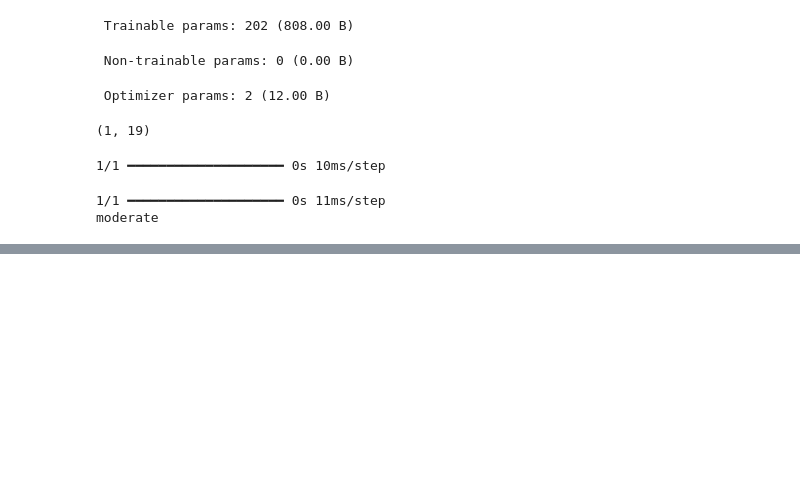
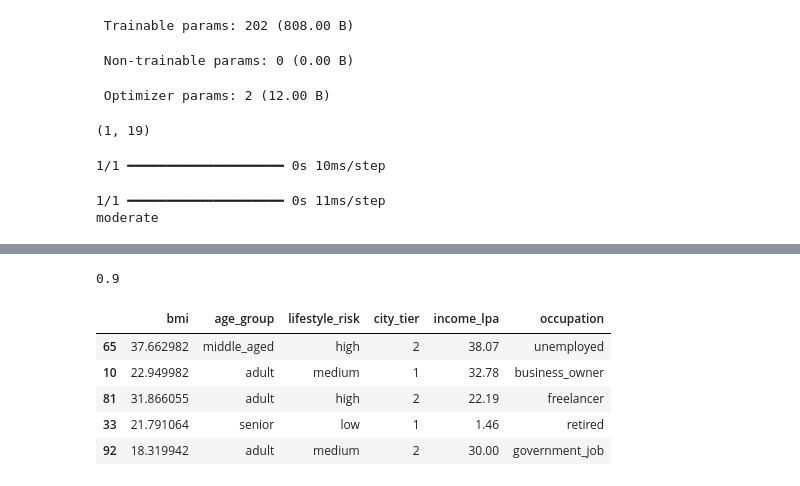
Before and after one commit to chandan11248/FAST_API_learning, a Jupyter notebook: project/model.ipynb, the cells around one changed output, grey strips where cells are left out. Cells and saved outputs as stored; diff of their text form; code cells hidden in the pictures; blank space fills up the shorter version.

Commit message:
making a simple model to demonstrate the   api server approach

```diff
--- a/project/model.ipynb
+++ b/project/model.ipynb
@@ -173,0 +258,5 @@ df=pd.read_csv("")
+# %%
+
+# Select features and target
+X = df_feat[["bmi", "age_group", "lifestyle_risk", "city_tier", "income_lpa", "occupation"]]
+y = df_feat["insurance_premium_category"]
@@ -173,0 +283,4 @@ df=pd.read_csv("")
+# %%
+# Split data and train model
+X_train, X_test, y_train, y_test = train_test_split(X, y, test_size=0.2, random_state=1)
+pipeline.fit(X_train, y_train)
@@ -173,0 +296,17 @@ df=pd.read_csv("")
+# %%
+
+# Predict and evaluate
+y_pred = pipeline.predict(X_test)
+accuracy_score(y_test, y_pred)
+# %% [output]
+0.9
+# %%
+
+X_test.sample(5)
+# %% [output]
+|  | bmi | age_group | lifestyle_risk | city_tier | income_lpa | occupation |
+| 65 | 37.662982 | middle_aged | high | 2 | 38.07 | unemployed |
+| 10 | 22.949982 | adult | medium | 1 | 32.78 | business_owner |
+| 81 | 31.866055 | adult | high | 2 | 22.19 | freelancer |
+| 33 | 21.791064 | senior | low | 1 | 1.46 | retired |
+| 92 | 18.319942 | adult | medium | 2 | 30.00 | government_job |
```
Also changed, not shown: parts of 19 cells of this notebook, 3 other files.
